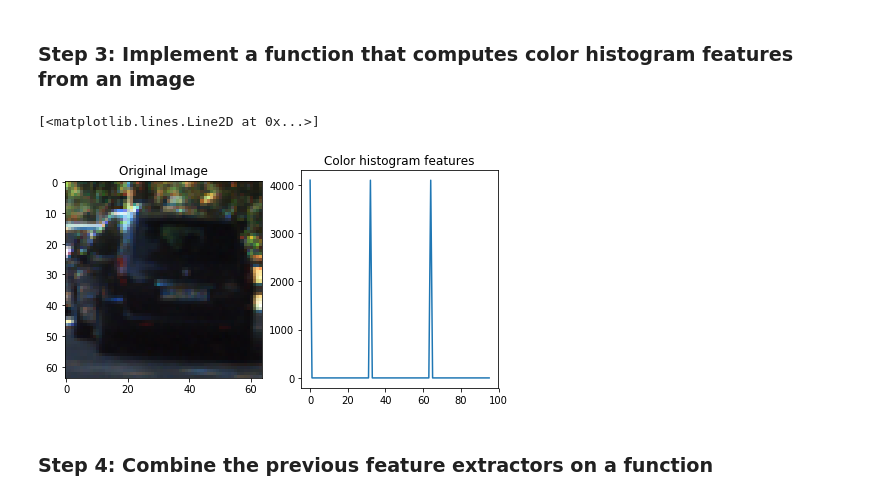
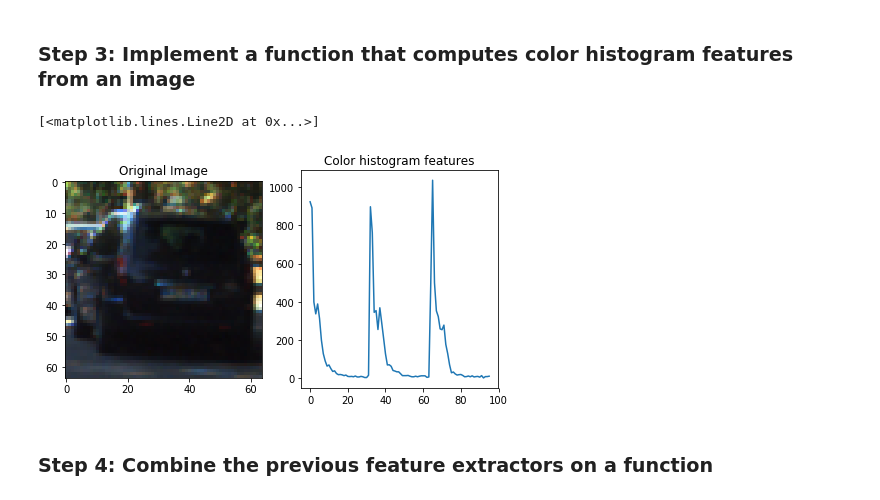
Before and after one commit to miguelangel/sdcnd--07_vehicle-detection-and-tracking, a Jupyter notebook: vehicle_detection_and_tracking.ipynb, the cells around one changed output. Drawn from its saved outputs; the diff is of its cells as text; code cells hidden in the pictures.

```diff
--- a/vehicle_detection_and_tracking.ipynb
+++ b/vehicle_detection_and_tracking.ipynb
@@ -163,11 +161,11 @@ plt.plot(spatial_features)
 ### Step 3: Implement a function that computes color histogram features from an image
 # %%
 # This function computes color histogram features
-def color_hist(img, nbins=32, bins_range=(0, 256)):
+def color_hist(img, nbins=32):
     # Compute the histogram of the color channels separately
-    channel1_hist = np.histogram(img[:,:,0], bins=nbins, range=bins_range)
-    channel2_hist = np.histogram(img[:,:,1], bins=nbins, range=bins_range)
-    channel3_hist = np.histogram(img[:,:,2], bins=nbins, range=bins_range)
+    channel1_hist = np.histogram(img[:,:,0], bins=nbins)
+    channel2_hist = np.histogram(img[:,:,1], bins=nbins)
+    channel3_hist = np.histogram(img[:,:,2], bins=nbins)
 
     # Concatenate the histograms into a single feature vector
     hist_features = np.concatenate((channel1_hist[0], channel2_hist[0], channel3_hist[0]))
@@ -176,19 +174,19 @@ def color_hist(img, nbins=32, bins_range=(0, 256)):
     return hist_features
 # %%
 # Run the function
-hist_features = color_hist(car_img, nbins=32, bins_range=(0, 256))
+hist_features = color_hist(car_img, nbins=32)
 
 # Plot results
 fig = plt.figure(figsize=(12,4))
 plt.subplot(131)
 plt.title('Original Image')
 plt.imshow(car_img)
 plt.subplot(132)
 plt.title('Color histogram features')
 plt.plot(hist_features)
 # %% [output]
 [<matplotlib.lines.Line2D at 0x...>]
-[figure, old version]
+[figure, new version]
 # %% [markdown]
 ### Step 4: Combine the previous feature extractors on a function
 # %%
```
Also changed, not shown: parts of 18 cells of this notebook, 1 other file.
